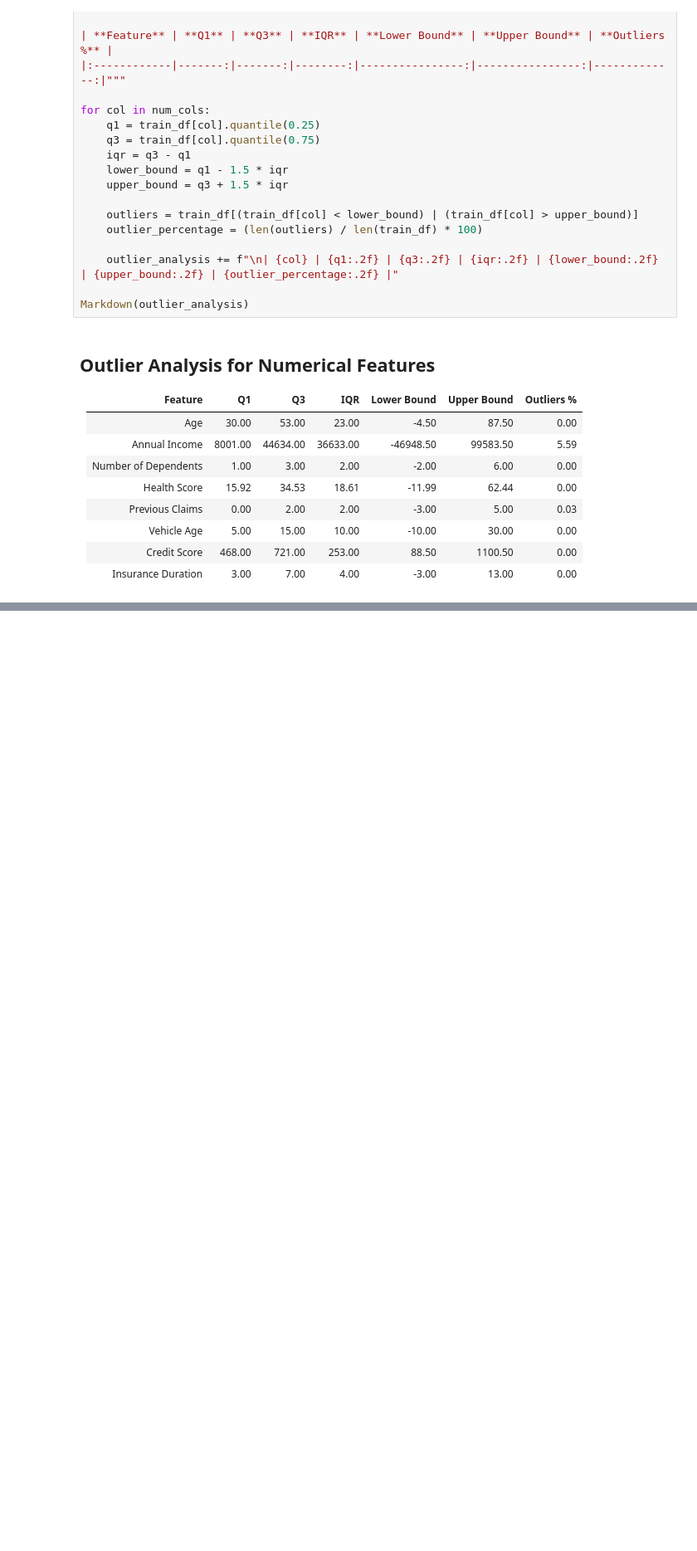
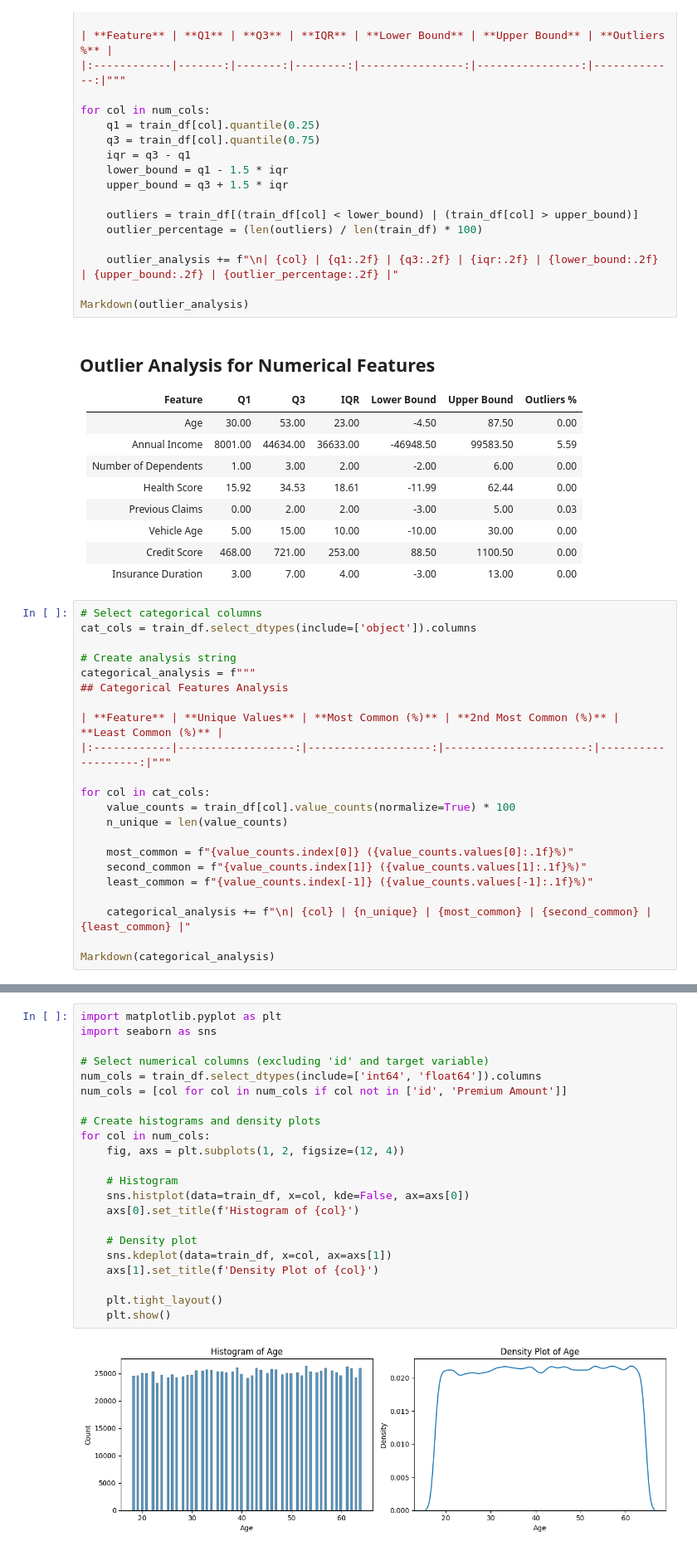
Before and after one commit to conscioustahoe/gradients, a Jupyter notebook: kaggle/s4e12.ipynb, the cells around one changed output, grey strips where cells are left out. Shown at 83% size. Cells and saved outputs as stored; diff of their text form; blank space fills up the shorter version.

Commit message:
analyze data distribution

```diff
--- a/kaggle/s4e12.ipynb
+++ b/kaggle/s4e12.ipynb
@@ -208,3 +208,25 @@ Markdown(outlier_analysis)
 | Vehicle Age | 5.00 | 15.00 | 10.00 | -10.00 | 30.00 | 0.00 |
 | Credit Score | 468.00 | 721.00 | 253.00 | 88.50 | 1100.50 | 0.00 |
 | Insurance Duration | 3.00 | 7.00 | 4.00 | -3.00 | 13.00 | 0.00 |
+# %%
+# Select categorical columns
+cat_cols = train_df.select_dtypes(include=['object']).columns
+
+# Create analysis string
+categorical_analysis = f"""
+## Categorical Features Analysis
+
+| **Feature** | **Unique Values** | **Most Common (%)** | **2nd Most Common (%)** | **Least Common (%)** |
+|:------------|------------------:|-------------------:|----------------------:|-------------------:|"""
+
+for col in cat_cols:
+    value_counts = train_df[col].value_counts(normalize=True) * 100
+    n_unique = len(value_counts)
+
+    most_common = f"{value_counts.index[0]} ({value_counts.values[0]:.1f}%)"
+    second_common = f"{value_counts.index[1]} ({value_counts.values[1]:.1f}%)"
+    least_common = f"{value_counts.index[-1]} ({value_counts.values[-1]:.1f}%)"
+
+    categorical_analysis += f"\n| {col} | {n_unique} | {most_common} | {second_common} | {least_common} |"
+
+Markdown(categorical_analysis)
@@ -210,0 +250,24 @@ Markdown(outlier_analysis)
+# %%
+import matplotlib.pyplot as plt
+import seaborn as sns
+
+# Select numerical columns (excluding 'id' and target variable)
+num_cols = train_df.select_dtypes(include=['int64', 'float64']).columns
+num_cols = [col for col in num_cols if col not in ['id', 'Premium Amount']]
+
+# Create histograms and density plots
+for col in num_cols:
+    fig, axs = plt.subplots(1, 2, figsize=(12, 4))
+
+    # Histogram
+    sns.histplot(data=train_df, x=col, kde=False, ax=axs[0])
+    axs[0].set_title(f'Histogram of {col}')
+
+    # Density plot
+    sns.kdeplot(data=train_df, x=col, ax=axs[1])
+    axs[1].set_title(f'Density Plot of {col}')
+
+    plt.tight_layout()
+    plt.show()
+# %% [output]
+[figure, added]
```
Also changed, not shown: parts of 5 cells of this notebook.
